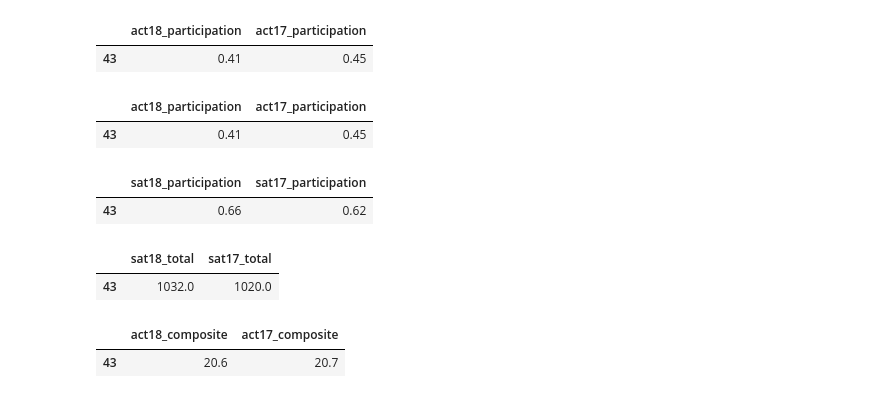
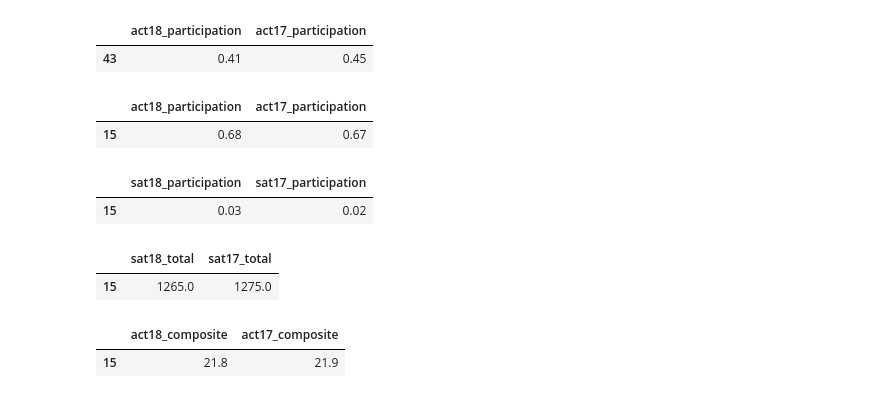
Before and after one commit to PeggyMan/DSI_projects, a Jupyter notebook: Project_1/code/starter-code_updated-Copy1.ipynb, the cells around one changed output. Cells and saved outputs as stored; diff of their text form; code cells hidden in the pictures.

```diff
--- a/Project_1/code/starter-code_updated-Copy1.ipynb
+++ b/Project_1/code/starter-code_updated-Copy1.ipynb
@@ -1855,23 +1871,23 @@ final.loc[final['state']=='Texas',['act18_participation','act17_participation']]
 |  | act18_participation | act17_participation |
 | 43 | 0.41 | 0.45 |
 # %%
-final.loc[final['state']=='Texas',['act18_participation','act17_participation']]
+final.loc[final['state']=='Iowa',['act18_participation','act17_participation']]
 # %% [output]
 |  | act18_participation | act17_participation |
-| 43 | 0.41 | 0.45 |
+| 15 | 0.68 | 0.67 |
 # %%
-final.loc[final['state']=='Texas',['sat18_participation','sat17_participation']]
+final.loc[final['state']=='Iowa',['sat18_participation','sat17_participation']]
 # %% [output]
 |  | sat18_participation | sat17_participation |
-| 43 | 0.66 | 0.62 |
+| 15 | 0.03 | 0.02 |
 # %%
-final.loc[final['state']=='Texas',['sat18_total','sat17_total']]
+final.loc[final['state']=='Iowa',['sat18_total','sat17_total']]
 # %% [output]
 |  | sat18_total | sat17_total |
-| 43 | 1032.0 | 1020.0 |
+| 15 | 1265.0 | 1275.0 |
 # %%
-final.loc[final['state']=='Texas',['act18_composite','act17_composite']]
+final.loc[final['state']=='Iowa',['act18_composite','act17_composite']]
 # %% [output]
 |  | act18_composite | act17_composite |
-| 43 | 20.6 | 20.7 |
+| 15 | 21.8 | 21.9 |
 # %%
```
Also changed, not shown: parts of 5 cells of this notebook, 1 other file.
